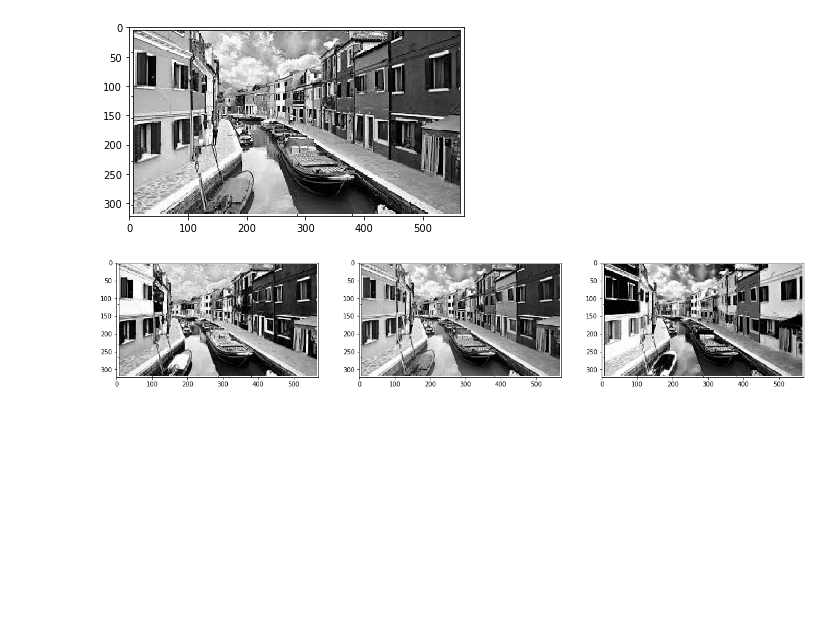
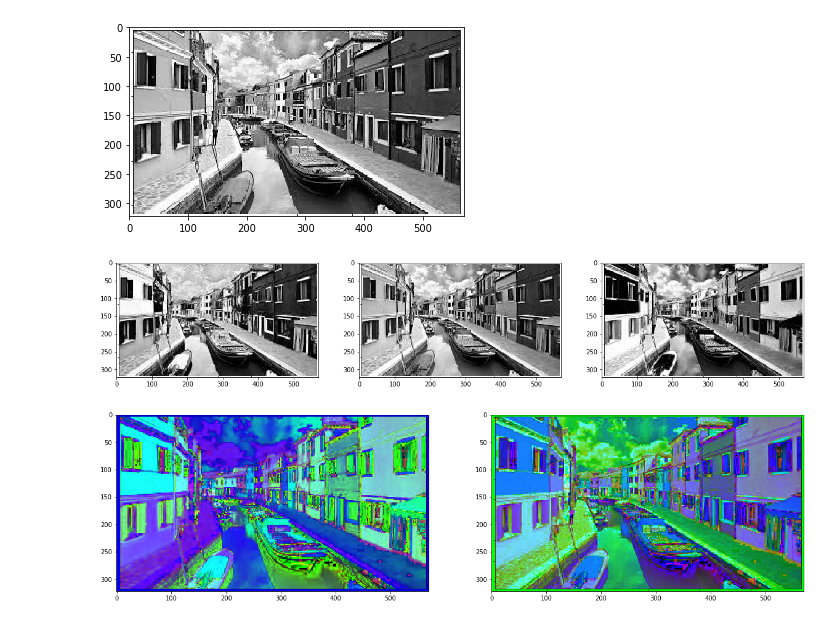
Before and after one commit to ghostleek/DataScience, a Jupyter notebook: tutorialAttempts/openCV_19Nov2019.ipynb, the cells around one changed output. Saved outputs shown, nothing was run; the diff lists cells and outputs as text; code cells hidden in the pictures; blank space fills up the shorter version.

```diff
--- a/tutorialAttempts/openCV_19Nov2019.ipynb
+++ b/tutorialAttempts/openCV_19Nov2019.ipynb
@@ -34,3 +34,14 @@ for i in range(0, 3):
 plt.show()
 # %% [output]
 [figure]
+# %%
+# Transform the image into HSV and HLS models
+img_hsv = cv2.cvtColor(img, cv2.COLOR_BGR2HSV)
+img_hls = cv2.cvtColor(img, cv2.COLOR_BGR2HLS)
+# Plot the converted images
+fig, (ax1, ax2) = plt.subplots(nrows = 1, ncols = 2, figsize = (20, 20))
+ax1.imshow(img_hsv)
+ax2.imshow(img_hls)
+plt.show()
+# %% [output]
+[figure, added]
```
Also changed, not shown: parts of 1 cell of this notebook.
